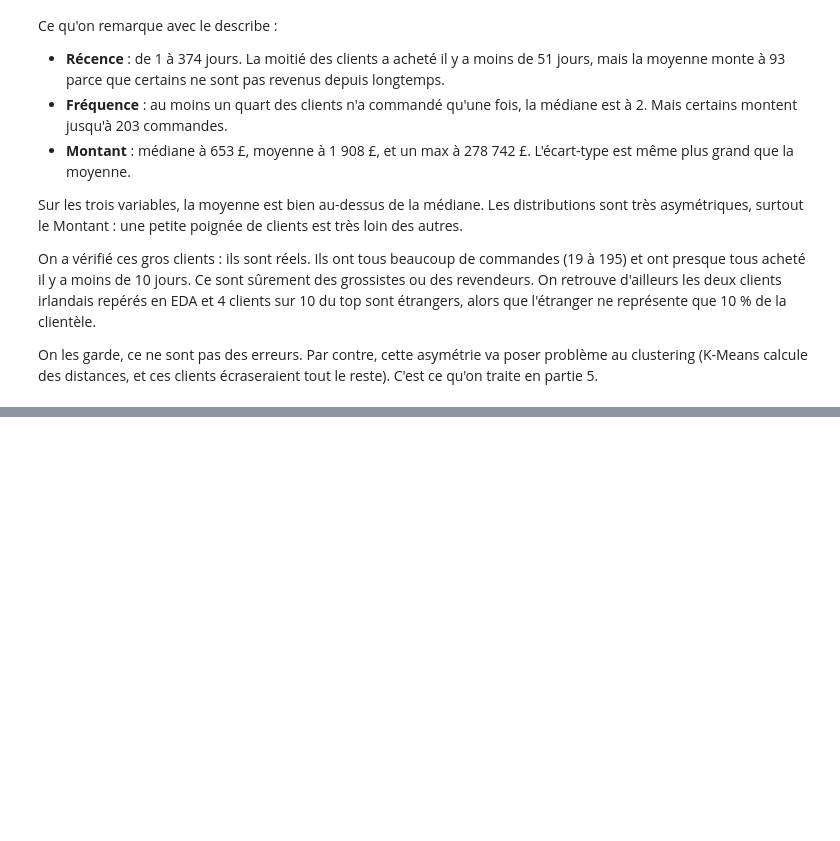
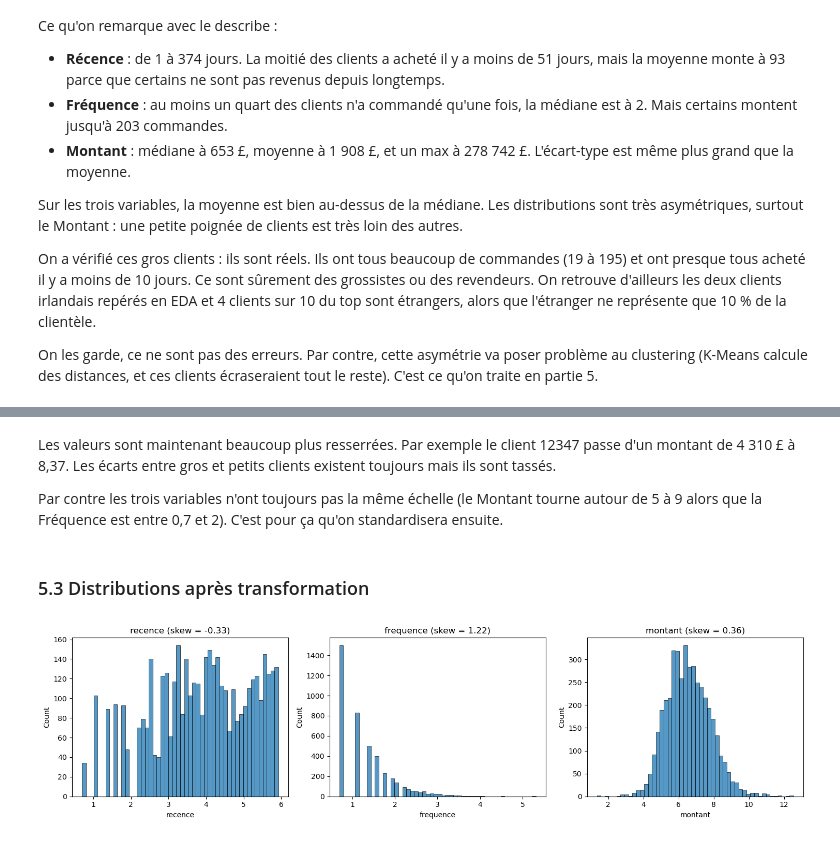
Before and after one commit to Zohair69/globalshop-rfm, a Jupyter notebook: notebooks/online_retail_clustering_rfm.ipynb, the cells around one changed output, grey strips where cells are left out. Cells and saved outputs as stored; diff of their text form; code cells hidden in the pictures; blank space fills up the shorter version.

```diff
--- a/notebooks/online_retail_clustering_rfm.ipynb
+++ b/notebooks/online_retail_clustering_rfm.ipynb
@@ -897,0 +924,4 @@ On les garde, ce ne sont pas des erreurs. Par contre, cette asymétrie va poser
+# %%
+# On applique log1p aux trois variables dans un nouveau tableau, rfm reste intact
+rfm_log = np.log1p(rfm)
+rfm_log.head()
@@ -897,0 +936,18 @@ On les garde, ce ne sont pas des erreurs. Par contre, cette asymétrie va poser
+# %% [markdown]
+Les valeurs sont maintenant beaucoup plus resserrées. Par exemple le client 12347 passe d'un montant de 4 310 £ à 8,37. Les écarts entre gros et petits clients existent toujours mais ils sont tassés.
+
+Par contre les trois variables n'ont toujours pas la même échelle (le Montant tourne autour de 5 à 9 alors que la Fréquence est entre 0,7 et 2). C'est pour ça qu'on standardisera ensuite.
+# %% [markdown]
+### 5.3 Distributions après transformation
+# %%
+# Mêmes histogrammes qu'en 5.1 mais sur les données transformées, pour comparer le skew avant / après
+fig, axes = plt.subplots(1, 3, figsize=(15, 4))
+
+for ax, col in zip(axes, ["recence", "frequence", "montant"]):
+    sns.histplot(rfm_log[col], bins=50, ax=ax)
+    ax.set_title(f"{col} (skew = {rfm_log[col].skew():.2f})")
+
+plt.tight_layout()
+plt.show()
+# %% [output]
+[figure, added]
```
Also changed, not shown: parts of 8 cells of this notebook.
